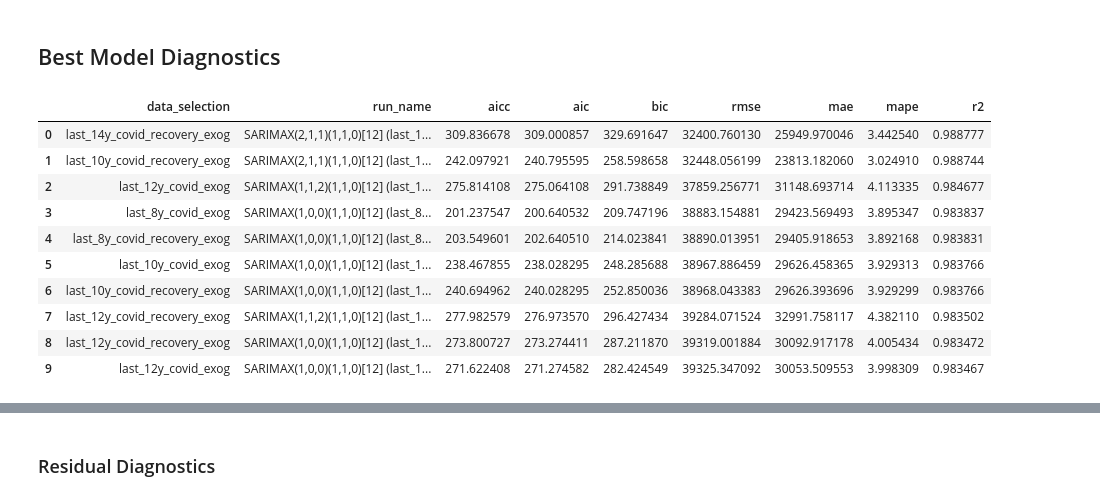
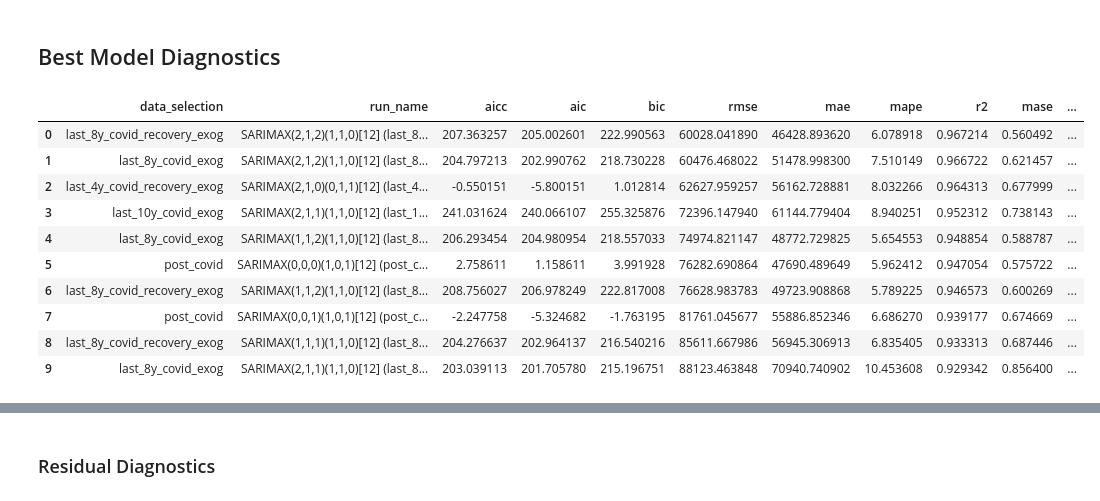
Before and after one commit to Gbrlmoraes/brazil_tourism_forecasting_benchmark, a Jupyter notebook: notebooks/5_arima_model_testing.ipynb, the cells around one changed output, grey strips where cells are left out. Drawn from its saved outputs; the diff is of its cells as text; code cells hidden in the pictures.

```diff
--- a/notebooks/5_arima_model_testing.ipynb
+++ b/notebooks/5_arima_model_testing.ipynb
@@ -255,26 +333,26 @@ for years in window_years:
     data_selections[f'last_{years}y_covid_exog'] = {
         'raw_series': tw['arrival_count'],
         'exog_train': tw[['is_covid']],
-        'exog_test': test_monthly[['is_covid']],
+        'exog_val': val_monthly[['is_covid']],
     }
     # COVID indicator + recovery indicator (Jan–Jun 2022)
     data_selections[f'last_{years}y_covid_recovery_exog'] = {
         'raw_series': tw['arrival_count'],
         'exog_train': tw[['is_covid', 'is_covid_recovery']],
-        'exog_test': test_monthly[['is_covid', 'is_covid_recovery']],
+        'exog_val': val_monthly[['is_covid', 'is_covid_recovery']],
     }
 
 data_selections['post_covid'] = {
     'raw_series': train_post_covid['arrival_count'],
     'exog_train': None,
-    'exog_test': None,
+    'exog_val': None,
 }
 
 # Post-COVID window with recovery flag to model the Jan–Jun 2022 rebound explicitly
 data_selections['post_covid_recovery_exog'] = {
     'raw_series': train_post_covid['arrival_count'],
     'exog_train': train_post_covid[['is_covid_recovery']],
-    'exog_test': test_monthly[['is_covid_recovery']],
+    'exog_val': val_monthly[['is_covid_recovery']],
 }
 
 
@@ -375,14 +453,13 @@ Experiment  : Brazil Tourism Forecasting ARIMA (id 2)
 # %%
-test_actual = test_monthly['arrival_count'].values
-n_test = len(test_monthly)
+n_val = len(val_monthly)
 
 # physical cores: SARIMAX fits are CPU-bound, hyper-threads add little
 N_JOBS = max(1, (os.cpu_count() or 2) // 2)
 
 
-def forecast_arrivals(fit, cfg, steps=n_test, index=test_monthly.index):
+def forecast_arrivals(fit, cfg, steps=n_val, index=val_monthly.index):
     """Forecast on the transformed scale and inverse-transform to arrival counts."""
-    transformed = np.asarray(fit.forecast(steps=steps, exog=cfg['exog_test']))
+    transformed = np.asarray(fit.forecast(steps=steps, exog=cfg['exog_val']))
     forecast = cfg['transformer'].inverse_transform(pd.Series(transformed, index=index))
     return forecast.to_numpy()
 
@@ -420,15 +497,11 @@ def fit_one(data_key, transform_name, cfg, order_spec):
         if not np.all(np.isfinite(forecast)):
             raise ValueError('non-finite forecast after inverse transform')
 
-        errors = test_actual - forecast
         result.update({
             'aicc': fit.aicc,
             'aic': fit.aic,
             'bic': fit.bic,
-            'rmse': float(np.sqrt(np.mean(errors**2))),
-            'mae': float(np.mean(np.abs(errors))),
-            'mape': float(np.mean(np.abs(errors / test_actual)) * 100),
-            'r2': float(r2_score(test_actual, forecast)),
+            **score(val_actual, forecast),
             'converged': True,
             'error': None,
         })
@@ -440,6 +513,8 @@ def fit_one(data_key, transform_name, cfg, order_spec):
             'mae': np.inf,
             'mape': np.inf,
             'r2': -np.inf,
+            'mase': np.inf,
+            'forecast_bias': np.nan,
             'converged': False,
             'error': str(exc)[:250],
         })
@@ -485,12 +560,13 @@ def log_result(client, result):
         'data_selection': result['data_selection'],
         'exog': exog_label,
         'n_train': len(cfg['series']),
-        'n_test': n_test,
+        'n_val': n_val,
+        'eval_split': 'validation',
     }
     if result['error']:
         params['error'] = result['error']
 
-    metric_keys = ['aicc', 'aic', 'bic', 'rmse', 'mae', 'mape', 'r2', 'fit_seconds']
+    metric_keys = ['aicc', 'aic', 'bic', *METRICS, 'fit_seconds']
     timestamp = int(time.time() * 1000)
     metrics = [
         mlflow.entities.Metric(key, float(result[key]), timestamp, 0)
@@ -527,8 +603,13 @@ print(f'Logging done in {time.perf_counter() - log_start:,.0f}s')
 results_df = (
     pd.DataFrame(results).query('converged').sort_values('rmse').reset_index(drop=True)
 )
+results_df['beats_seasonal_naive'] = results_df['rmse'] < BASELINE_RMSE
 
 print(f'Converged: {len(results_df)} / {len(tasks)}')
+print(
+    f'{results_df["beats_seasonal_naive"].sum()} models beat the seasonal naive '
+    f'(validation RMSE {BASELINE_RMSE:,.0f})'
+)
 results_df.head(10)
 # %% [output]
 Fitting 6048 models on 8 workers...
@@ -728,33 +815,30 @@ display(best_by_transform_diff.round(0))
 # %%
 top10 = results_df.head(10).copy()
 
 display(
     top10[
         [
             'data_selection',
             'run_name',
             'aicc',
             'aic',
             'bic',
-            'rmse',
-            'mae',
-            'mape',
-            'r2',
+            *METRICS,
         ]
     ]
 )
 # %% [output]
-|  | data_selection | run_name | aicc | aic | bic | rmse | mae | mape | r2 |
-| 0 | last_14y_covid_recovery_exog | SARIMAX(2,1,1)(1,1,0)[12] (last_1... | 309.836678 | 309.000857 | 329.691647 | 32400.760130 | 25949.970046 | 3.442540 | 0.988777 |
-| 1 | last_10y_covid_recovery_exog | SARIMAX(2,1,1)(1,1,0)[12] (last_1... | 242.097921 | 240.795595 | 258.598658 | 32448.056199 | 23813.182060 | 3.024910 | 0.988744 |
-| 2 | last_12y_covid_exog | SARIMAX(1,1,2)(1,1,0)[12] (last_1... | 275.814108 | 275.064108 | 291.738849 | 37859.256771 | 31148.693714 | 4.113335 | 0.984677 |
-| 3 | last_8y_covid_exog | SARIMAX(1,0,0)(1,1,0)[12] (last_8... | 201.237547 | 200.640532 | 209.747196 | 38883.154881 | 29423.569493 | 3.895347 | 0.983837 |
-| 4 | last_8y_covid_recovery_exog | SARIMAX(1,0,0)(1,1,0)[12] (last_8... | 203.549601 | 202.640510 | 214.023841 | 38890.013951 | 29405.918653 | 3.892168 | 0.983831 |
-| 5 | last_10y_covid_exog | SARIMAX(1,0,0)(1,1,0)[12] (last_1... | 238.467855 | 238.028295 | 248.285688 | 38967.886459 | 29626.458365 | 3.929313 | 0.983766 |
-| 6 | last_10y_covid_recovery_exog | SARIMAX(1,0,0)(1,1,0)[12] (last_1... | 240.694962 | 240.028295 | 252.850036 | 38968.043383 | 29626.393696 | 3.929299 | 0.983766 |
-| 7 | last_12y_covid_recovery_exog | SARIMAX(1,1,2)(1,1,0)[12] (last_1... | 277.982579 | 276.973570 | 296.427434 | 39284.071524 | 32991.758117 | 4.382110 | 0.983502 |
-| 8 | last_12y_covid_recovery_exog | SARIMAX(1,0,0)(1,1,0)[12] (last_1... | 273.800727 | 273.274411 | 287.211870 | 39319.001884 | 30092.917178 | 4.005434 | 0.983472 |
-| 9 | last_12y_covid_exog | SARIMAX(1,0,0)(1,1,0)[12] (last_1... | 271.622408 | 271.274582 | 282.424549 | 39325.347092 | 30053.509553 | 3.998309 | 0.983467 |
+|  | data_selection | run_name | aicc | aic | bic | rmse | mae | mape | r2 | mase | ... |
+| 0 | last_8y_covid_recovery_exog | SARIMAX(2,1,2)(1,1,0)[12] (last_8... | 207.363257 | 205.002601 | 222.990563 | 60028.041890 | 46428.893620 | 6.078918 | 0.967214 | 0.560492 | ... |
+| 1 | last_8y_covid_exog | SARIMAX(2,1,2)(1,1,0)[12] (last_8... | 204.797213 | 202.990762 | 218.730228 | 60476.468022 | 51478.998300 | 7.510149 | 0.966722 | 0.621457 | ... |
+| 2 | last_4y_covid_recovery_exog | SARIMAX(2,1,0)(0,1,1)[12] (last_4... | -0.550151 | -5.800151 | 1.012814 | 62627.959257 | 56162.728881 | 8.032266 | 0.964313 | 0.677999 | ... |
+| 3 | last_10y_covid_exog | SARIMAX(2,1,1)(1,1,0)[12] (last_1... | 241.031624 | 240.066107 | 255.325876 | 72396.147940 | 61144.779404 | 8.940251 | 0.952312 | 0.738143 | ... |
+| 4 | last_8y_covid_exog | SARIMAX(1,1,2)(1,1,0)[12] (last_8... | 206.293454 | 204.980954 | 218.557033 | 74974.821147 | 48772.729825 | 5.654553 | 0.948854 | 0.588787 | ... |
+| 5 | post_covid | SARIMAX(0,0,0)(1,0,1)[12] (post_c... | 2.758611 | 1.158611 | 3.991928 | 76282.690864 | 47690.489649 | 5.962412 | 0.947054 | 0.575722 | ... |
+| 6 | last_8y_covid_recovery_exog | SARIMAX(1,1,2)(1,1,0)[12] (last_8... | 208.756027 | 206.978249 | 222.817008 | 76628.983783 | 49723.908868 | 5.789225 | 0.946573 | 0.600269 | ... |
+| 7 | post_covid | SARIMAX(0,0,1)(1,0,1)[12] (post_c... | -2.247758 | -5.324682 | -1.763195 | 81761.045677 | 55886.852346 | 6.686270 | 0.939177 | 0.674669 | ... |
+| 8 | last_8y_covid_recovery_exog | SARIMAX(1,1,1)(1,1,0)[12] (last_8... | 204.276637 | 202.964137 | 216.540216 | 85611.667986 | 56945.306913 | 6.835405 | 0.933313 | 0.687446 | ... |
+| 9 | last_8y_covid_exog | SARIMAX(2,1,1)(1,1,0)[12] (last_8... | 203.039113 | 201.705780 | 215.196751 | 88123.463848 | 70940.740902 | 10.453608 | 0.929342 | 0.856400 | ... |
 # %%
 def fit_model(row, configs):
     cfg = configs[(row['data_selection'], row['target_transform'])]
```
Also changed, not shown: parts of 20 cells of this notebook, 1 other file.
